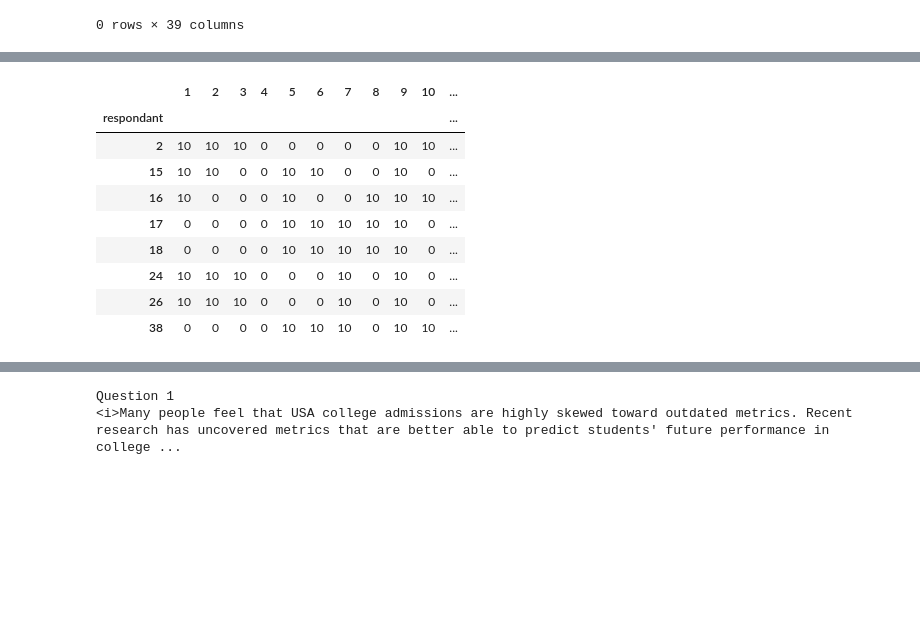
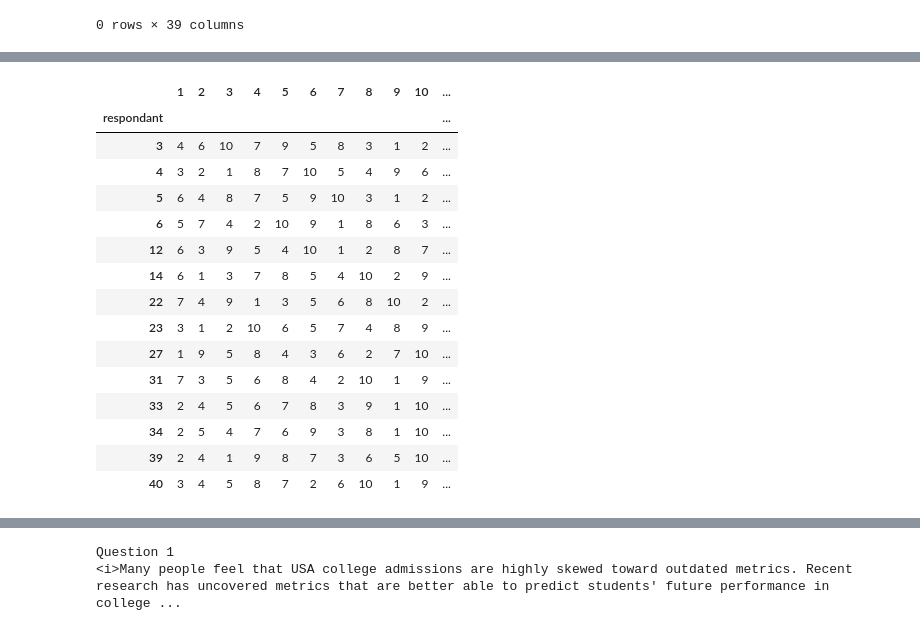
Before and after one commit to NickHoernle/group-mediator-bot, a Jupyter notebook: experiment/Experiment-output_to_cplex.ipynb, the cells around one changed output, grey strips where cells are left out. Drawn from its saved outputs; the diff is of its cells as text; code cells hidden in the pictures; blank space fills up the shorter version.

```diff
--- a/experiment/Experiment-output_to_cplex.ipynb
+++ b/experiment/Experiment-output_to_cplex.ipynb
@@ -111,4 +111,4 @@ for index, file in enumerate(os.listdir(data_path)):
 
 
 data_df = data_df.drop_duplicates()
-data_df = data_df.drop([7,17,28,29] axis=0)
+data_df = data_df.drop([7,17,28,29], axis=0)
@@ -117,16 +115,22 @@ SyntaxError: invalid syntax (<ipython-input-81-dc2101265134>, line 60)
 # %%
-data_df['question1'][data_df['question1']['qustion_type'] == 2]
+data_df['question1'][data_df['question1']['qustion_type'] == 1]
 # %% [output]
 |  | 1 | 2 | 3 | 4 | 5 | 6 | 7 | 8 | 9 | 10 | ... |
 | respondant |  |  |  |  |  |  |  |  |  |  | ... |
-| 2 | 10 | 10 | 10 | 0 | 0 | 0 | 0 | 0 | 10 | 10 | ... |
-| 15 | 10 | 10 | 0 | 0 | 10 | 10 | 0 | 0 | 10 | 0 | ... |
-| 16 | 10 | 0 | 0 | 0 | 10 | 0 | 0 | 10 | 10 | 10 | ... |
-| 17 | 0 | 0 | 0 | 0 | 10 | 10 | 10 | 10 | 10 | 0 | ... |
-| 18 | 0 | 0 | 0 | 0 | 10 | 10 | 10 | 10 | 10 | 0 | ... |
-| 24 | 10 | 10 | 10 | 0 | 0 | 0 | 10 | 0 | 10 | 0 | ... |
-| 26 | 10 | 10 | 10 | 0 | 0 | 0 | 10 | 0 | 10 | 0 | ... |
-| 38 | 0 | 0 | 0 | 0 | 10 | 10 | 10 | 0 | 10 | 10 | ... |
+| 3 | 4 | 6 | 10 | 7 | 9 | 5 | 8 | 3 | 1 | 2 | ... |
+| 4 | 3 | 2 | 1 | 8 | 7 | 10 | 5 | 4 | 9 | 6 | ... |
+| 5 | 6 | 4 | 8 | 7 | 5 | 9 | 10 | 3 | 1 | 2 | ... |
+| 6 | 5 | 7 | 4 | 2 | 10 | 9 | 1 | 8 | 6 | 3 | ... |
+| 12 | 6 | 3 | 9 | 5 | 4 | 10 | 1 | 2 | 8 | 7 | ... |
+| 14 | 6 | 1 | 3 | 7 | 8 | 5 | 4 | 10 | 2 | 9 | ... |
+| 22 | 7 | 4 | 9 | 1 | 3 | 5 | 6 | 8 | 10 | 2 | ... |
+| 23 | 3 | 1 | 2 | 10 | 6 | 5 | 7 | 4 | 8 | 9 | ... |
+| 27 | 1 | 9 | 5 | 8 | 4 | 3 | 6 | 2 | 7 | 10 | ... |
+| 31 | 7 | 3 | 5 | 6 | 8 | 4 | 2 | 10 | 1 | 9 | ... |
+| 33 | 2 | 4 | 5 | 6 | 7 | 8 | 3 | 9 | 1 | 10 | ... |
+| 34 | 2 | 5 | 4 | 7 | 6 | 9 | 3 | 8 | 1 | 10 | ... |
+| 39 | 2 | 4 | 1 | 9 | 8 | 7 | 3 | 6 | 5 | 10 | ... |
+| 40 | 3 | 4 | 5 | 8 | 7 | 2 | 6 | 10 | 1 | 9 | ... |
 # %%
 data_df
 # %% [output]
```
Also changed, not shown: parts of 2 cells of this notebook, 1 other file.
